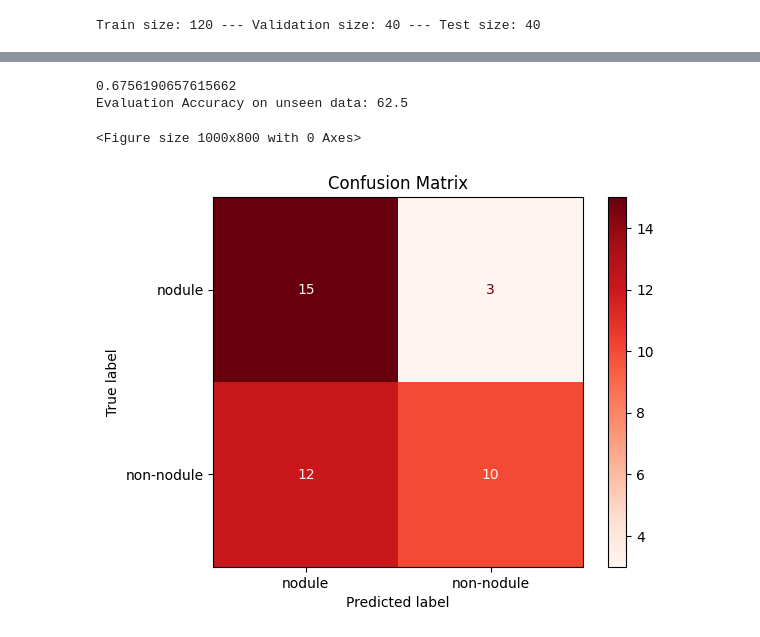
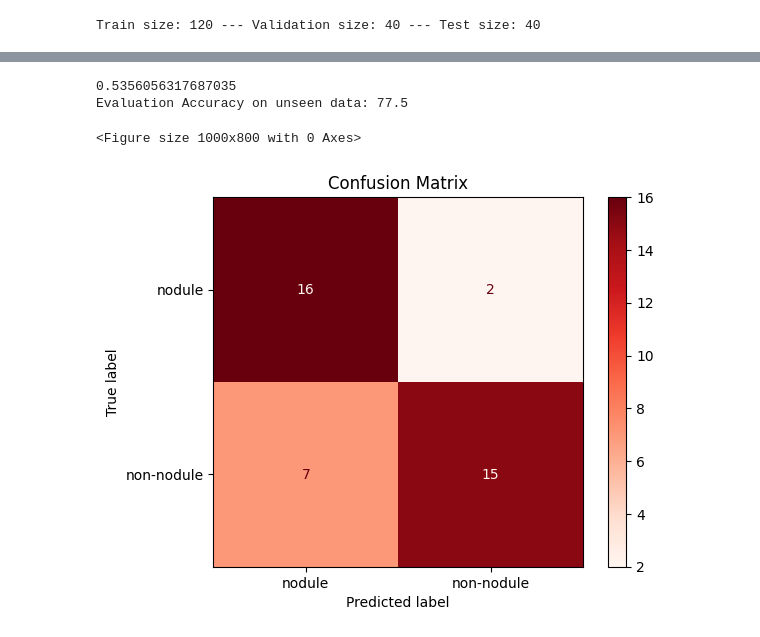
Before and after one commit to DominikHahn1407/Masterarbeit, a Jupyter notebook: Final Models/2dcnn_coarse.ipynb, the cells around one changed output, grey strips where cells are left out. Cells and saved outputs as stored; diff of their text form; code cells hidden in the pictures.

Commit message:
Grid Search for 5 models implemented

```diff
--- a/Final Models/2dcnn_coarse.ipynb
+++ b/Final Models/2dcnn_coarse.ipynb
@@ -59,18 +42,5 @@ test_size = len(dataset) - train_size - val_size
 print(f"Train size: {train_size} --- Validation size: {val_size} --- Test size: {test_size}")
 
 train_dataset, val_dataset, test_dataset = random_split(dataset, [train_size, val_size, test_size])
-
-train_dataset.dataset.transform = train_transforms
-val_dataset.dataset.transform = test_transforms
-test_dataset.dataset.transform = test_transforms
-
-train_loader = DataLoader(train_dataset, batch_size=batch_size, shuffle=True)
-val_loader = DataLoader(val_dataset, batch_size=batch_size, shuffle=True)
-test_loader = DataLoader(test_dataset, batch_size=batch_size, shuffle=False)
 # %% [output]
 Train size: 120 --- Validation size: 40 --- Test size: 40
-# %%
-model_name = "resnet"
-model = TransferLearningModel(classes, model_name)
-early_stopping = EarlyStopping(patience=10)
-model.train(train_loader, val_loader, early_stopping, epochs=50)
@@ -94,0 +47,22 @@ model.plot_loss()
+# %%
+model_names = ["resnet", "densenet", "inception", "efficientnet", "vit"]
+best_val_loss = float('inf')
+best_model = None
+
+for model_name in model_names:
+    current_model = TransferLearningModel(classes, model_name)
+
+    train_dataset.dataset.transform = current_model.train_transforms
+    val_dataset.dataset.transform = current_model.test_transforms
+    test_dataset.dataset.transform = current_model.test_transforms
+
+    train_loader = DataLoader(train_dataset, batch_size=batch_size, shuffle=True)
+    val_loader = DataLoader(val_dataset, batch_size=batch_size, shuffle=True)
+    test_loader = DataLoader(test_dataset, batch_size=batch_size, shuffle=False)
+
+    early_stopping = EarlyStopping(patience=10)
+    current_model.train(train_loader, val_loader, early_stopping, epochs=30)
+    final_val_loss = current_model.val_losses[-1]
+    if final_val_loss < best_val_loss:
+        best_val_loss = final_val_loss
+        best_model = current_model
@@ -95,11 +108,11 @@ model.plot_loss()
 # %%
-checkpoint = torch.load(f"weights/{model_name}.pt", weights_only=False)
-model.model.load_state_dict(checkpoint['model_state_dict'])
+checkpoint = torch.load(f"weights/{best_model.model_name}.pt", weights_only=False)
+best_model.model.load_state_dict(checkpoint['model_state_dict'])
 loss = checkpoint["loss"]
 print(loss)
-model.evaluate(test_loader)
+best_model.evaluate(test_loader)
 # %% [output]
-0.6756190657615662
-Evaluation Accuracy on unseen data: 62.5
+0.5356056317687035
+Evaluation Accuracy on unseen data: 77.5
 <Figure size 1000x800 with 0 Axes>
-[figure, old version]
+[figure, new version]
```
Also changed, not shown: parts of 6 cells of this notebook, 1 other file.
